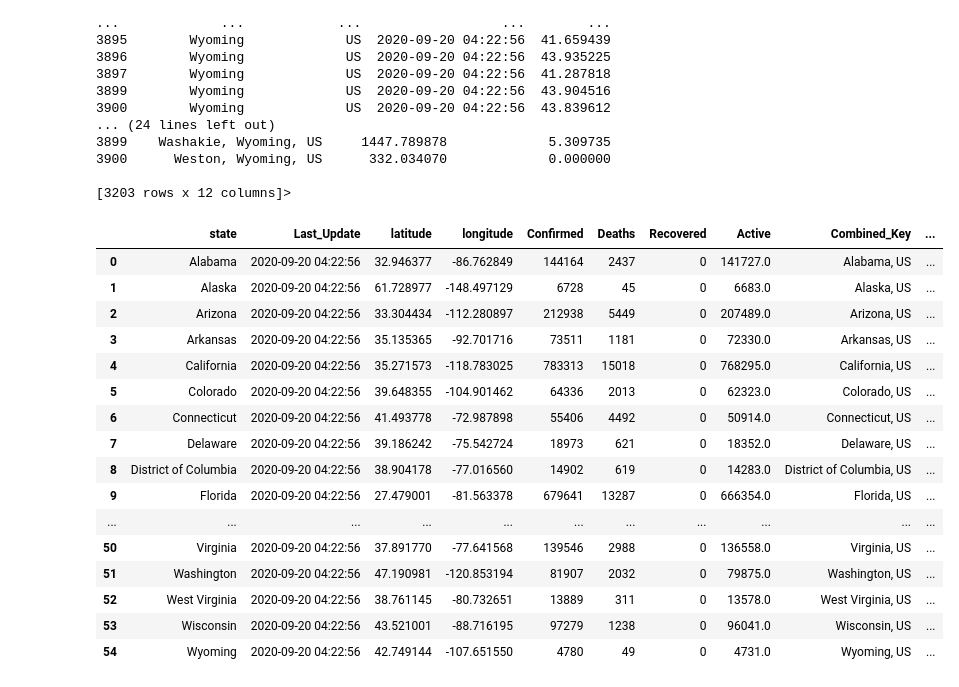
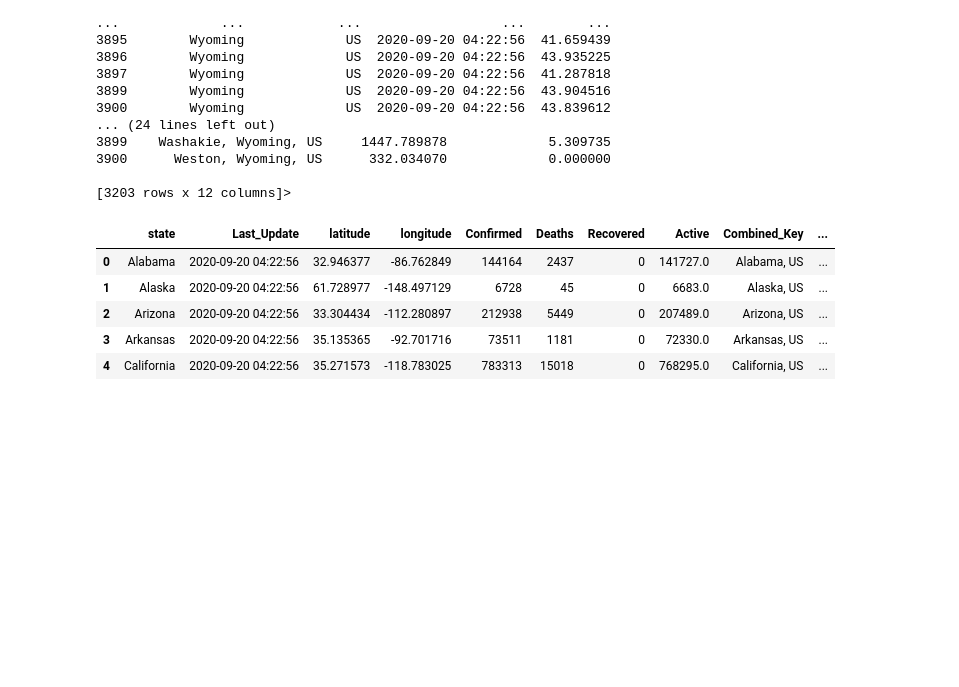
Before and after one commit to alhparsa/CMPT459-Project, a Jupyter notebook: Milestone_1.ipynb, the cells around one changed output. Drawn from its saved outputs; the diff is of its cells as text; code cells hidden in the pictures; blank space fills up the shorter version.

```diff
--- a/Milestone_1.ipynb
+++ b/Milestone_1.ipynb
@@ -187,0 +121,3 @@ daily_sum.plot.line(figsize=(24,8), color='orange')
+# %%
+d.individual['date_confirmation']=d.individual['date_confirmation'].apply(d.format_dates)
+d.individual.head(5)
@@ -189,16 +132,12 @@ daily_sum.plot.line(figsize=(24,8), color='orange')
 # 1.3 Remove outliers
 # %%
 # Remove values without longitude and latitude. These values are cruiseships and unknown counties
-loc = loc.dropna(subset=['Lat', 'Long_'])
-
 # Remove values with out-of-bounds long/lat ranges
-loc = loc.drop(loc[(loc.Lat < -90) | (loc.Lat > 90) | (loc.Long_ < -180) | (loc.Long_ > 180)].index)
+d.location = d.remove_outliers_loc(d.location)
 
 # Drop empty cases with no country or location data
-individual = individual.dropna(subset=['country', 'latitude', 'longitude'])
-
 # Remove values with out-of-bounds long/lat ranges
-individual = individual.drop(individual[(individual.latitude < -90) | (individual.latitude > 90) | (individual.longitude < -180) | (individual.longitude > 180)].index)
+d.individual = d.remove_outliers_ind(d.individual)
 # %% [markdown]
 # 1.4 Aggregate states
 # %% [markdown]
@@ -223,5 +149,5 @@ No handles with labels found to put in legend.
 # %%
-us_loc = loc[loc['Country_Region'] == 'US']
+us_loc = d.location[d.location['Country_Region'] == 'US']
 us_loc.head
 # %% [output]
 <bound method NDFrame.head of      Province_State Country_Region          Last_Update        Lat  \
@@ -248,12 +174,8 @@ def weighted_sum(states, data, lat_long):
     weighted_list = []
     for state in states:
         tmp = data[data['Province_State'] == state]
-        num = 0
-        den = 0
-        for index, row in tmp.iterrows():
-            if row.str.contains(state).any():
-                num+=row['Confirmed']*row[lat_long]
-                den+=row['Confirmed']
+        num = (tmp['Confirmed']*tmp[lat_long]).sum()
+        den = tmp['Confirmed'].sum()
         total = num/den
         weighted_list.append(total)
     return weighted_list
@@ -310,35 +232,24 @@ def state_Key(states):
 # %%
 total_US_State_Confirmed = sum_of_cases('Confirmed', states, us_loc)
 total_US_State_Deaths = sum_of_cases('Deaths', states, us_loc)
 total_US_State_Recovered = sum_of_cases('Recovered', states, us_loc)
 total_US_State_Active = sum_of_cases('Active', states, us_loc)
 
 population = population_Total(states, us_loc)
 incidence_Rate = aggregated_Incidence_Rate(population, total_US_State_Confirmed)
 fatality_Rate = case_Fatality(total_US_State_Confirmed, total_US_State_Deaths)
 keys = state_Key(states)
 
 # All US data updated at same time
 temp = us_loc['Last_Update'].unique()
 last_update = temp[0]
 
 states_weighted_sum = pd.DataFrame({'state':states, 'Last_Update': last_update, 'latitude':weighted_lat_list, 'longitude':weighted_long_list, 'Confirmed': total_US_State_Confirmed, 'Deaths': total_US_State_Deaths, 'Recovered': total_US_State_Recovered, 'Active': total_US_State_Active, 'Combined_Key': keys, 'Incidence_Rate': incidence_Rate, 'Case-Fatality_Ratio': fatality_Rate },)
-states_weighted_sum
+states_weighted_sum.head(5)
 # %% [output]
 |  | state | Last_Update | latitude | longitude | Confirmed | Deaths | Recovered | Active | Combined_Key | ... |
 | 0 | Alabama | 2020-09-20 04:22:56 | 32.946377 | -86.762849 | 144164 | 2437 | 0 | 141727.0 | Alabama, US | ... |
 | 1 | Alaska | 2020-09-20 04:22:56 | 61.728977 | -148.497129 | 6728 | 45 | 0 | 6683.0 | Alaska, US | ... |
 | 2 | Arizona | 2020-09-20 04:22:56 | 33.304434 | -112.280897 | 212938 | 5449 | 0 | 207489.0 | Arizona, US | ... |
 | 3 | Arkansas | 2020-09-20 04:22:56 | 35.135365 | -92.701716 | 73511 | 1181 | 0 | 72330.0 | Arkansas, US | ... |
 | 4 | California | 2020-09-20 04:22:56 | 35.271573 | -118.783025 | 783313 | 15018 | 0 | 768295.0 | California, US | ... |
-| 5 | Colorado | 2020-09-20 04:22:56 | 39.648355 | -104.901462 | 64336 | 2013 | 0 | 62323.0 | Colorado, US | ... |
-| 6 | Connecticut | 2020-09-20 04:22:56 | 41.493778 | -72.987898 | 55406 | 4492 | 0 | 50914.0 | Connecticut, US | ... |
-| 7 | Delaware | 2020-09-20 04:22:56 | 39.186242 | -75.542724 | 18973 | 621 | 0 | 18352.0 | Delaware, US | ... |
-| 8 | District of Columbia | 2020-09-20 04:22:56 | 38.904178 | -77.016560 | 14902 | 619 | 0 | 14283.0 | District of Columbia, US | ... |
-| 9 | Florida | 2020-09-20 04:22:56 | 27.479001 | -81.563378 | 679641 | 13287 | 0 | 666354.0 | Florida, US | ... |
-| ... | ... | ... | ... | ... | ... | ... | ... | ... | ... | ... |
-| 50 | Virginia | 2020-09-20 04:22:56 | 37.891770 | -77.641568 | 139546 | 2988 | 0 | 136558.0 | Virginia, US | ... |
-| 51 | Washington | 2020-09-20 04:22:56 | 47.190981 | -120.853194 | 81907 | 2032 | 0 | 79875.0 | Washington, US | ... |
-| 52 | West Virginia | 2020-09-20 04:22:56 | 38.761145 | -80.732651 | 13889 | 311 | 0 | 13578.0 | West Virginia, US | ... |
-| 53 | Wisconsin | 2020-09-20 04:22:56 | 43.521001 | -88.716195 | 97279 | 1238 | 0 | 96041.0 | Wisconsin, US | ... |
-| 54 | Wyoming | 2020-09-20 04:22:56 | 42.749144 | -107.651550 | 4780 | 49 | 0 | 4731.0 | Wyoming, US | ... |
```
Also changed, not shown: parts of 39 cells of this notebook, 12 other files.
